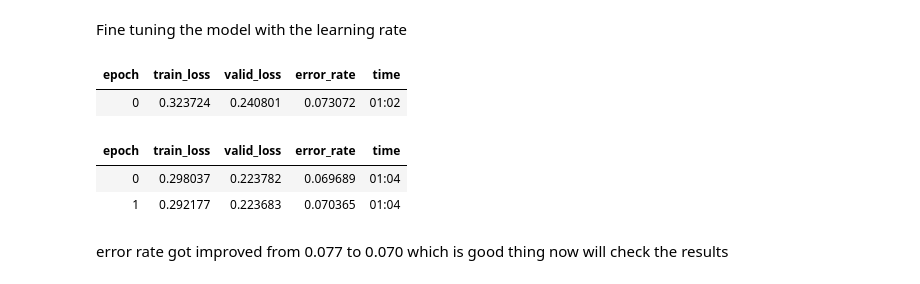
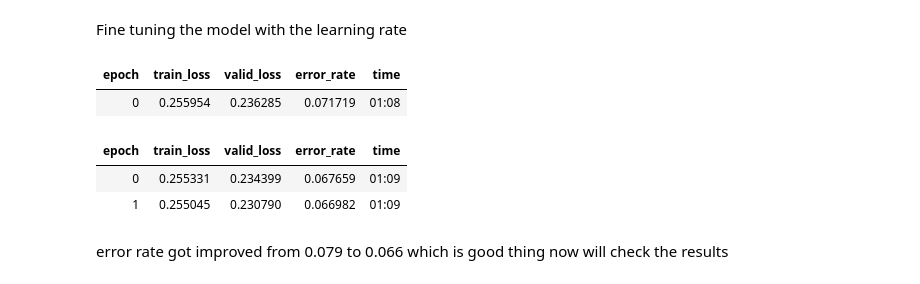
Before and after one commit to VivekMuraleedharanGit/fastai_learning, a Jupyter notebook: Pets_breed_classifier.ipynb, the cells around one changed output. Drawn from its saved outputs; the diff is of its cells as text; code cells hidden in the pictures.

```diff
--- a/Pets_breed_classifier.ipynb
+++ b/Pets_breed_classifier.ipynb
@@ -120,15 +139,15 @@ SuggestedLRs(valley=tensor(9.1201e-05))
 # %% [markdown]
 Fine tuning the model with the learning rate
 # %%
-learn.fine_tune(2,1e-4)
+learn.fine_tune(2,4.3e-5)
 # %% [output]
 | epoch | train_loss | valid_loss | error_rate | time |
-| 0 | 0.323724 | 0.240801 | 0.073072 | 01:02 |
+| 0 | 0.255954 | 0.236285 | 0.071719 | 01:08 |
 | epoch | train_loss | valid_loss | error_rate | time |
-| 0 | 0.298037 | 0.223782 | 0.069689 | 01:04 |
-| 1 | 0.292177 | 0.223683 | 0.070365 | 01:04 |
+| 0 | 0.255331 | 0.234399 | 0.067659 | 01:09 |
+| 1 | 0.255045 | 0.230790 | 0.066982 | 01:09 |
 # %% [markdown]
-error rate got improved from 0.077 to 0.070 which is good thing now will check the results
+error rate got improved from 0.079 to 0.066 which is good thing now will check the results
 # %%
 learn.show_results()
 # %% [output]
```
Also changed, not shown: parts of 25 cells of this notebook.
